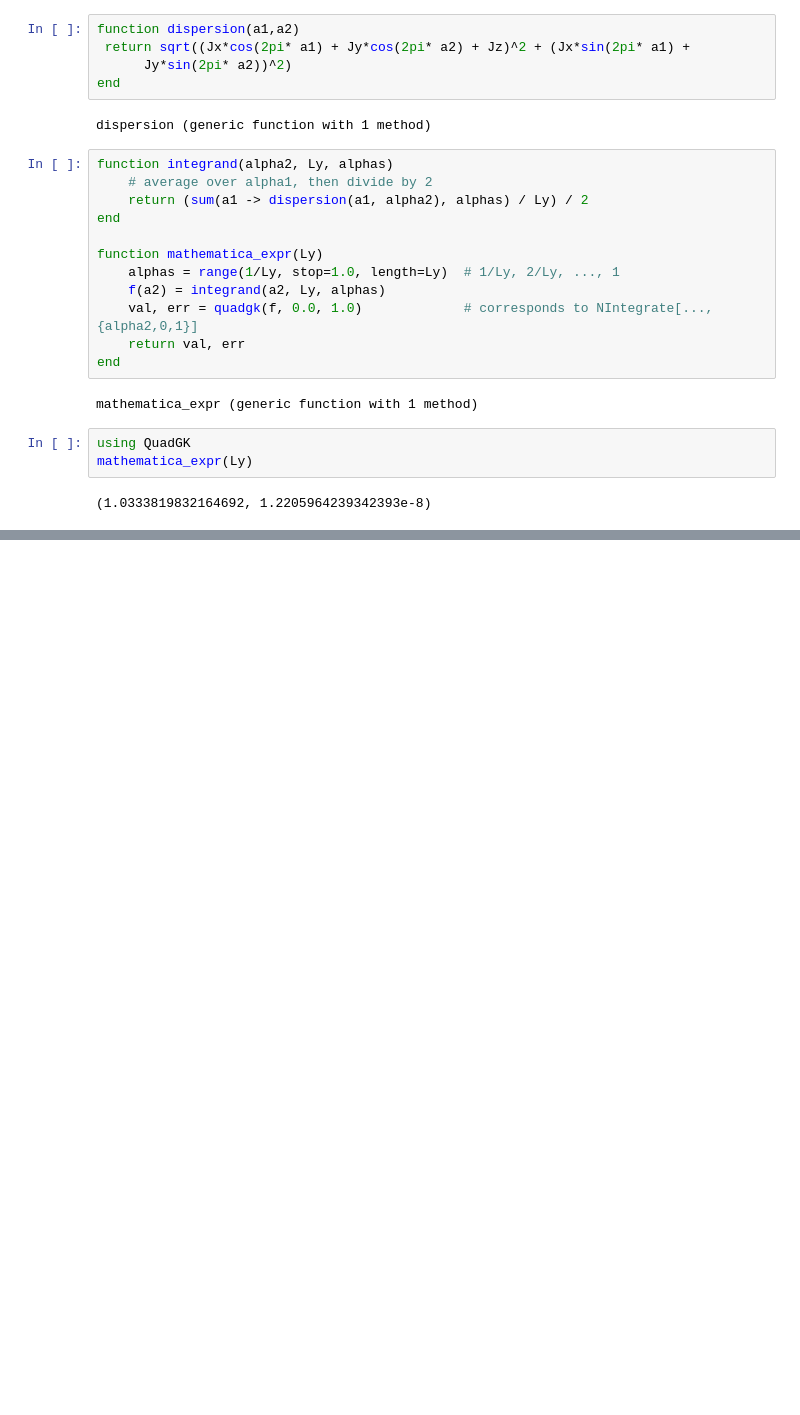
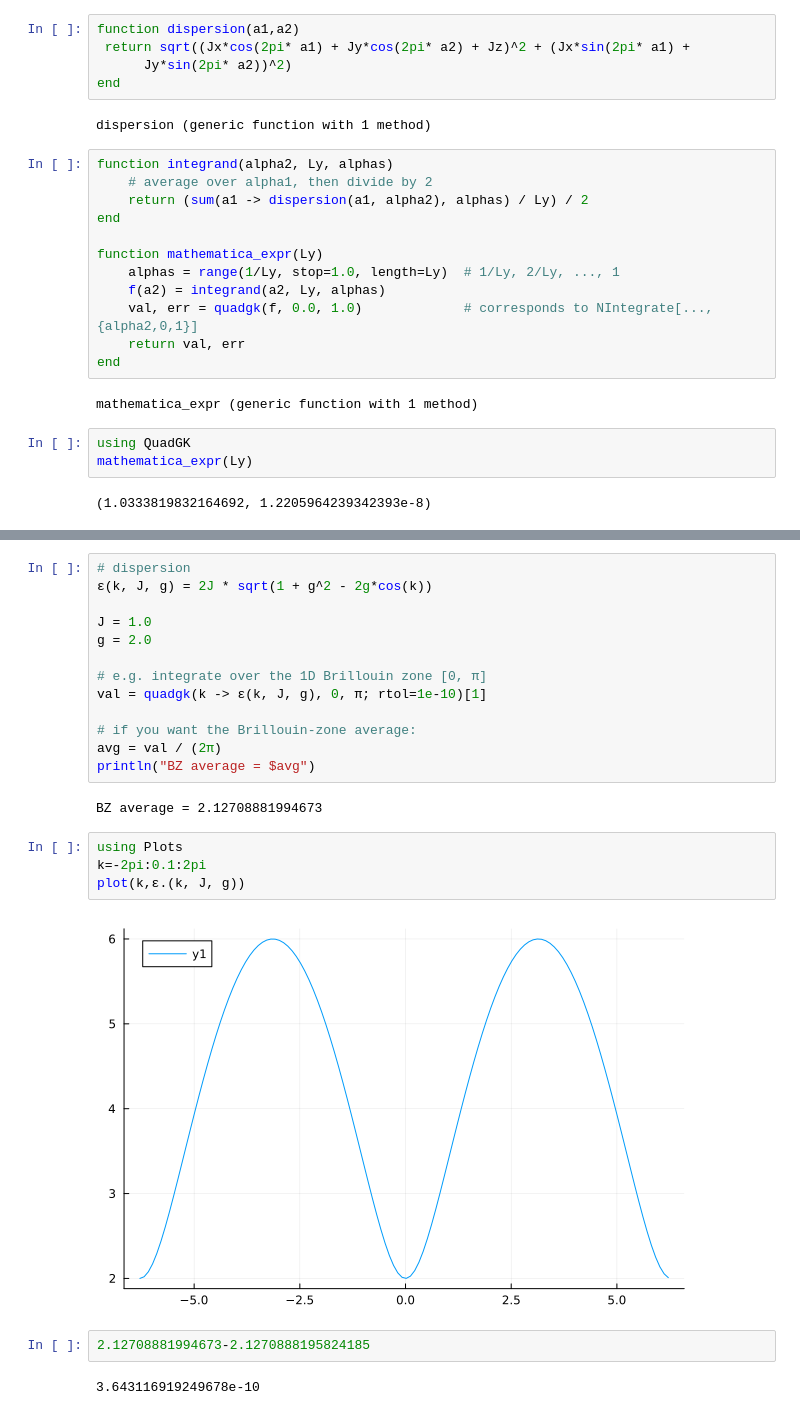
Before and after one commit to yangxucmt/iDMRG_v0.0, a Jupyter notebook: 1d_TFIM.ipynb, the cells around one changed output, grey strips where cells are left out. Saved outputs shown, nothing was run; the diff lists cells and outputs as text; blank space fills up the shorter version.

```diff
--- a/1d_TFIM.ipynb
+++ b/1d_TFIM.ipynb
@@ -304,0 +355,25 @@ NIntegrate[
+# %%
+# dispersion
+ε(k, J, g) = 2J * sqrt(1 + g^2 - 2g*cos(k))
+
+J = 1.0
+g = 2.0
+
+# e.g. integrate over the 1D Brillouin zone [0, π]
+val = quadgk(k -> ε(k, J, g), 0, π; rtol=1e-10)[1]
+
+# if you want the Brillouin-zone average:
+avg = val / (2π)
+println("BZ average = $avg")
+# %% [output]
+BZ average = 2.12708881994673
+# %%
+using Plots
+k=-2pi:0.1:2pi
+plot(k,ε.(k, J, g))
+# %% [output]
+[figure, added]
+# %%
+2.12708881994673-2.1270888195824185
+# %% [output]
+3.643116919249678e-10
```
Also changed, not shown: parts of 4 cells of this notebook, 1 other file.
